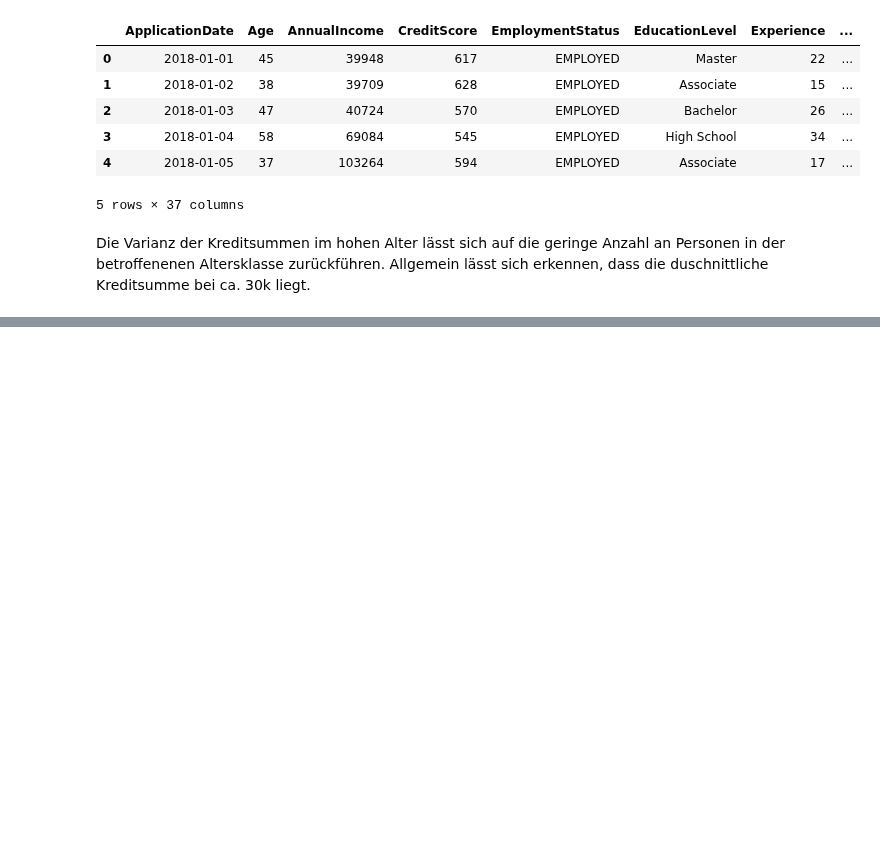
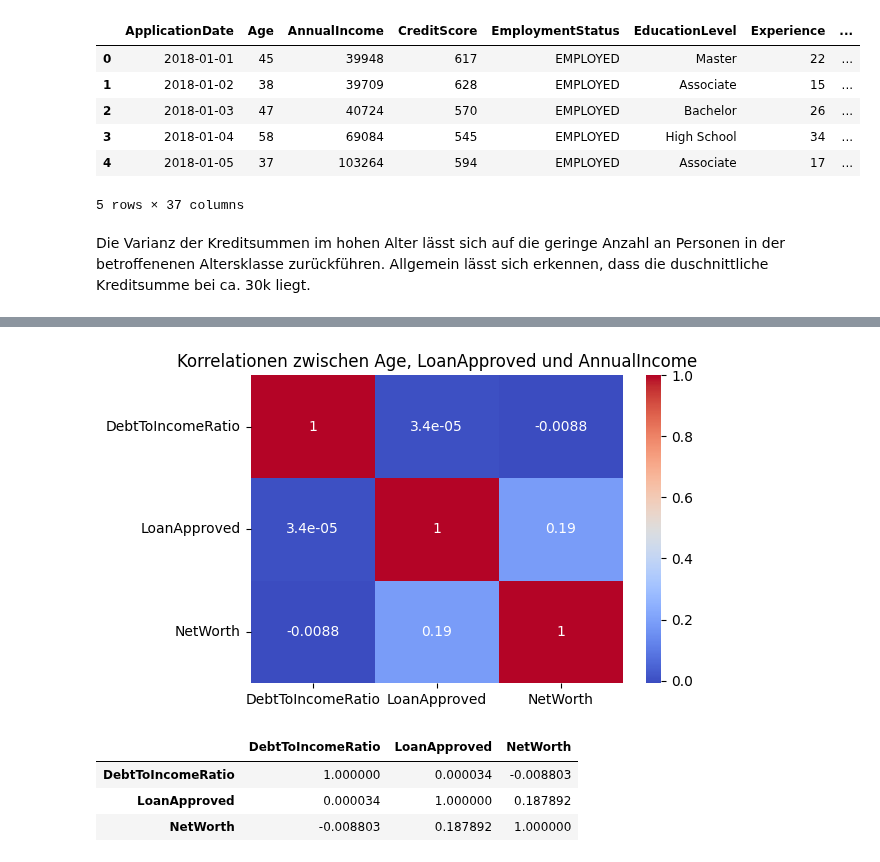
Before and after one commit to jovicdev97/financial-data-analytics, a Jupyter notebook: test.ipynb, the cells around one changed output, grey strips where cells are left out. Drawn from its saved outputs; the diff is of its cells as text; code cells hidden in the pictures; blank space fills up the shorter version.

```diff
--- a/test.ipynb
+++ b/test.ipynb
@@ -374,0 +413,17 @@ Die Varianz der Kreditsummen im hohen Alter lässt sich auf die geringe Anzahl a
+# %%
+#Anforderung2.2
+# Korrelation zwischen NetWorth, DebtToIncomeRatio und LoanApproved
+
+correlation_selected_features2= df[['DebtToIncomeRatio','LoanApproved','NetWorth']].corr(numeric_only=True)
+plt.figure(figsize=(6, 4))
+sns.heatmap(correlation_selected_features2, annot=True, fmt='.2g', cmap='coolwarm', cbar=True)
+plt.title('Korrelationen zwischen Age, LoanApproved und AnnualIncome')
+plt.show()
+
+correlation_selected_features2
+# %% [output]
+[figure, added]
+|  | DebtToIncomeRatio | LoanApproved | NetWorth |
+| DebtToIncomeRatio | 1.000000 | 0.000034 | -0.008803 |
+| LoanApproved | 0.000034 | 1.000000 | 0.187892 |
+| NetWorth | -0.008803 | 0.187892 | 1.000000 |
```
Also changed, not shown: parts of 5 cells of this notebook.
